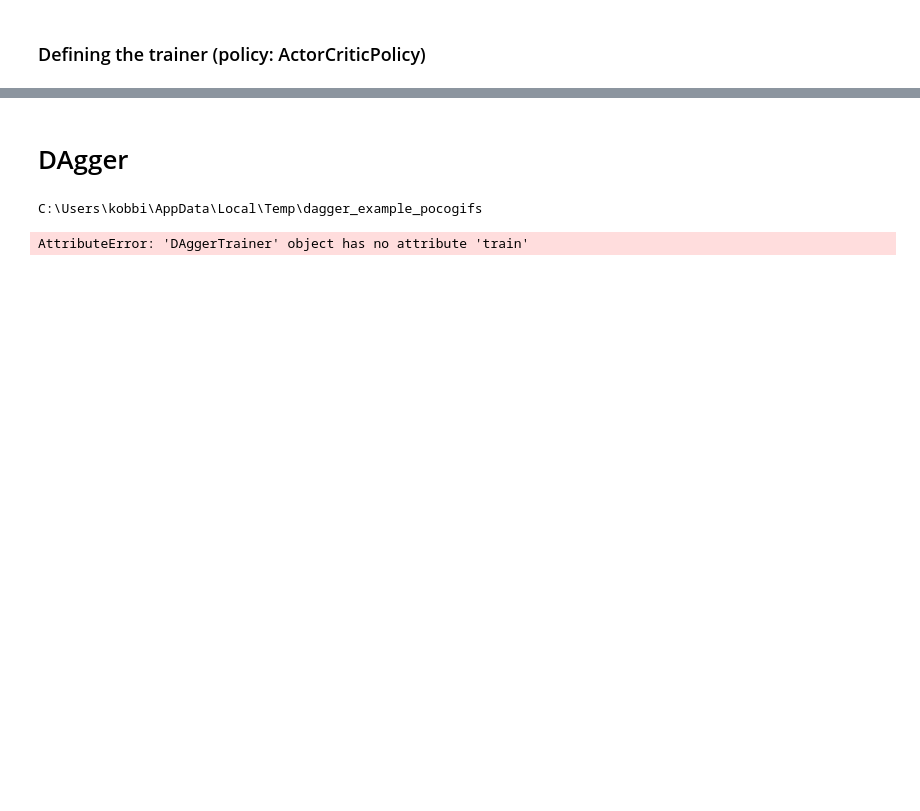
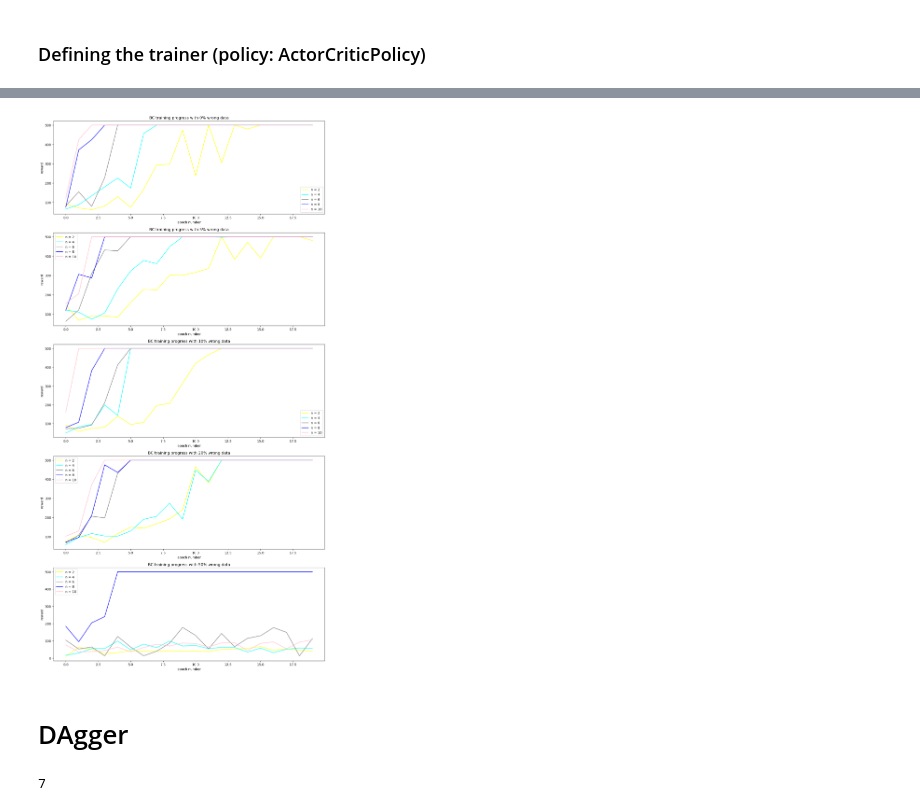
Before and after one commit to islemkobbi/M2-ISI, a Jupyter notebook: ApIHM/projet/all.ipynb, the cells around one changed output, grey strips where cells are left out. Drawn from its saved outputs; the diff is of its cells as text; code cells hidden in the pictures; blank space fills up the shorter version.

```diff
--- a/ApIHM/projet/all.ipynb
+++ b/ApIHM/projet/all.ipynb
@@ -168,0 +103,20 @@ plt.plot(rewards)
+# %%
+N = [2, 4, 6, 8, 10]
+trainers = [0, 5, 10, 20, 50]
+rewards = []
+
+RW = {0: [], 5: [], 10:[], 20:[], 50:[]}
+
+for n in N:
+    bc_trainers = create_BC_trainers(n)
+    for trainer in trainers :
+
+        bc_trainers[trainer].train(
+            n_epochs=20,
+            progress_bar= False,
+            on_epoch_end= lambda : rewards.append(evaluate_policy(bc_trainers[trainer].policy, env, 2)[0].mean()),
+            log_interval=10000
+            )
+
+        RW[trainer].append(rewards)
+        rewards = []
@@ -169,2 +141,18 @@ plt.plot(rewards)
+# %%
+plt.figure(figsize=[15,30])
+
+for j,i in enumerate(trainers):
+    plt.subplot(5,1,j+1)
+    plt.title(f'BC training progress with {i}% wrong data')
+    plt.xlabel('epoch number')
+    plt.ylabel('reward')
+    plt.plot(RW[i][0], color='yellow', label="n = 2")
+    plt.plot(RW[i][1], color='cyan', label="n = 4")
+    plt.plot(RW[i][2], color='gray', label="n = 6")
+    plt.plot(RW[i][3], color='blue', label="n = 8")
+    plt.plot(RW[i][4], color='pink', label="n = 10")
+    plt.legend()
+# %% [output]
+[figure, added]
 # %% [markdown]
 # DAgger
@@ -174,14 +158,0 @@ from dagger import DAggerTrainer
-# %%
-with tempfile.TemporaryDirectory(prefix="dagger_example_") as tmpdir:
-    print(tmpdir)
-    dagger_trainer = DAggerTrainer(
-        venv=env,
-        scratch_dir=tmpdir,
-        bc_trainer=bc_trainer[0],
-        rng=np.random.default_rng(),
-    )
-
-    dagger_trainer.train(2000)
-# %% [output]
-C:\Users\kobbi\AppData\Local\Temp\dagger_example_pocogifs
-AttributeError: 'DAggerTrainer' object has no attribute 'train'
@@ -187,0 +192,5 @@ AttributeError: 'DAggerTrainer' object has no attribute 'train'
+# %%
+DAgger(0, 1)
+len(rolls[0])
+# %% [output]
+7
```
Also changed, not shown: parts of 13 cells of this notebook, 2 other files.
